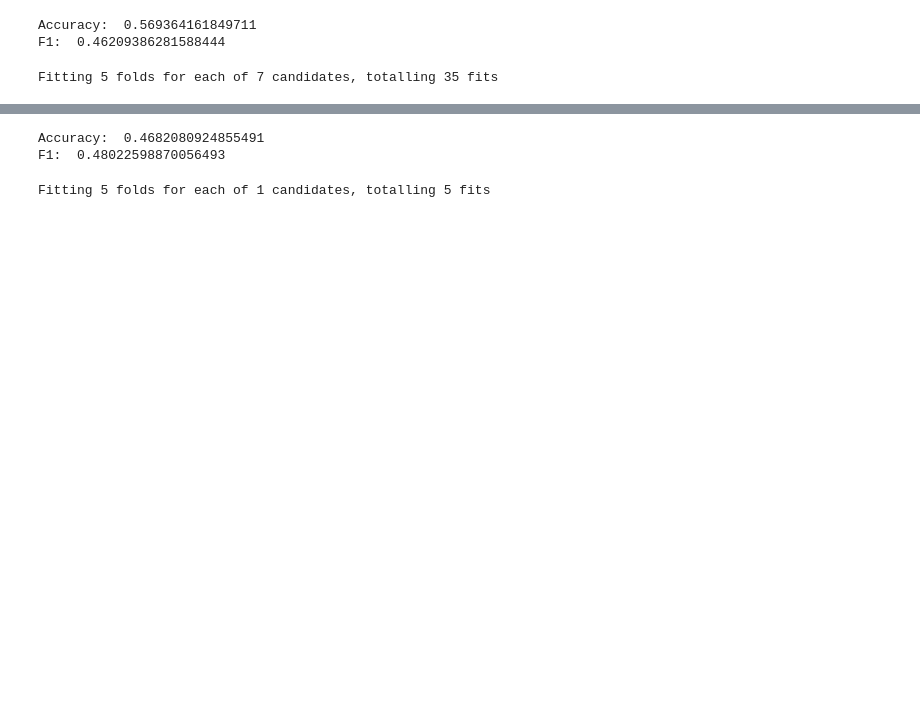
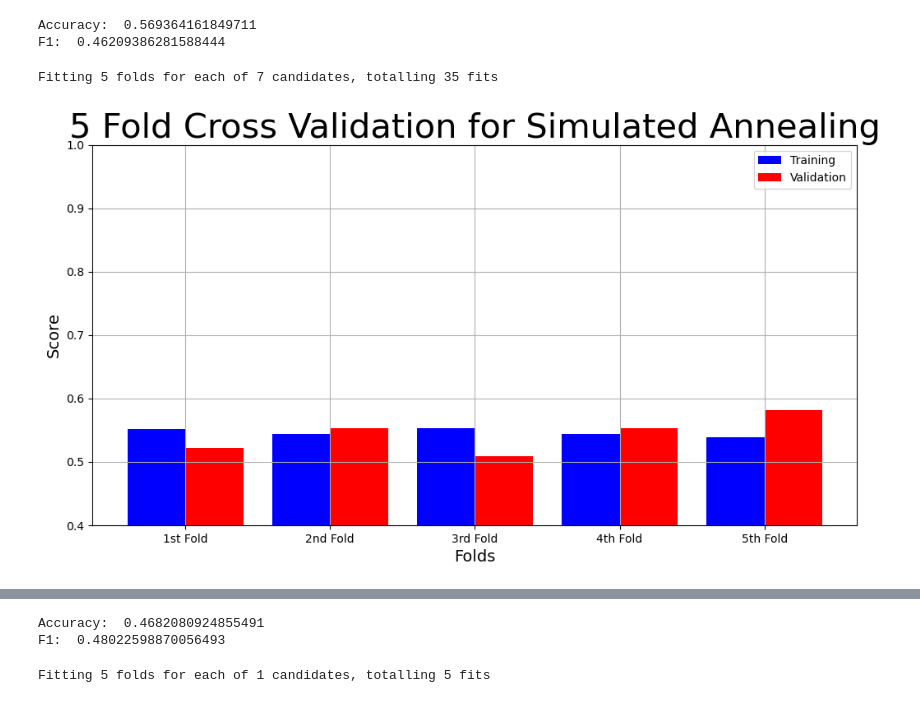
Before and after one commit to funkjo/Randomized-Optimization, a Jupyter notebook: NNOptimization.ipynb, the cells around one changed output, grey strips where cells are left out. Saved outputs shown, nothing was run; the diff lists cells and outputs as text; code cells hidden in the pictures; blank space fills up the shorter version.

```diff
--- a/NNOptimization.ipynb
+++ b/NNOptimization.ipynb
@@ -112,3 +190,36 @@ nn_sa = NNGSRunner(
 run_stats_sa, curves_sa, cv_results_sa, grid_search_cv_sa = nn_sa.run()
 # %% [output]
 Fitting 5 folds for each of 7 candidates, totalling 35 fits
+# %%
+validation_sa = [
+    grid_search_cv_sa.cv_results_['split0_test_score'].mean(),
+    grid_search_cv_sa.cv_results_['split1_test_score'].mean(),
+    grid_search_cv_sa.cv_results_['split2_test_score'].mean(),
+    grid_search_cv_sa.cv_results_['split3_test_score'].mean(),
+    grid_search_cv_sa.cv_results_['split4_test_score'].mean()
+]
+
+train_sa = [
+    grid_search_cv_sa.cv_results_['split0_train_score'].mean(),
+    grid_search_cv_sa.cv_results_['split1_train_score'].mean(),
+    grid_search_cv_sa.cv_results_['split2_train_score'].mean(),
+    grid_search_cv_sa.cv_results_['split3_train_score'].mean(),
+    grid_search_cv_sa.cv_results_['split4_train_score'].mean()
+]
+# %%
+plt.figure(figsize=(12,6))
+labels = ["1st Fold", "2nd Fold", "3rd Fold", "4th Fold", "5th Fold"]
+X_axis = np.arange(len(labels))
+ax = plt.gca()
+plt.ylim(0.40000, 1)
+plt.bar(X_axis-0.2, train_sa, 0.4, color='blue', label='Training')
+plt.bar(X_axis+0.2, validation_sa, 0.4, color='red', label='Validation')
+plt.title('5 Fold Cross Validation for Simulated Annealing', fontsize=30)
+plt.xticks(X_axis, labels)
+plt.xlabel('Folds', fontsize=14)
+plt.ylabel('Score', fontsize=14)
+plt.legend()
+plt.grid(True)
+plt.show()
+# %% [output]
+[figure, added]
```
Also changed, not shown: parts of 13 cells of this notebook, 2 other files.
